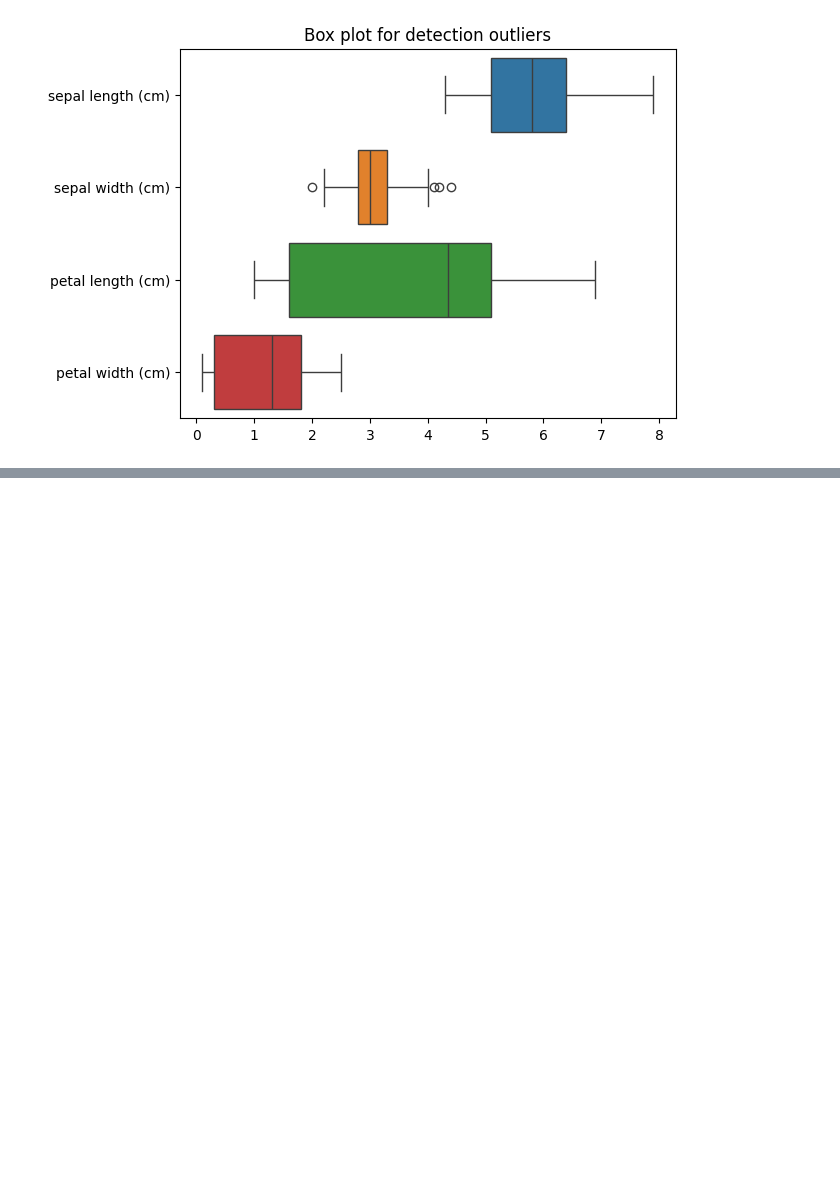
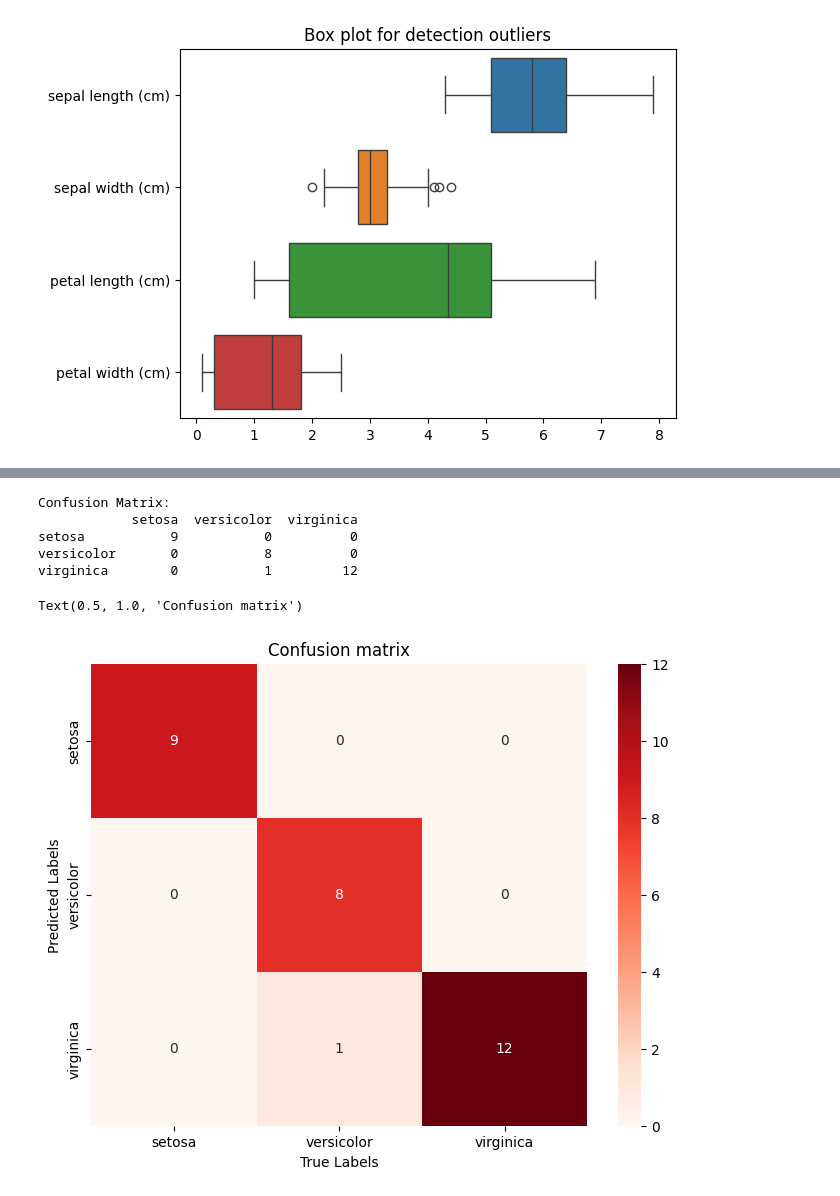
Before and after one commit to shseam13/AIML, a Jupyter notebook: gaussian_naive_bayes.ipynb, the cells around one changed output, grey strips where cells are left out. Cells and saved outputs as stored; diff of their text form; code cells hidden in the pictures; blank space fills up the shorter version.

Commit message:
updated upto confusion matrix, model trained and tested. GaussianNB()

```diff
--- a/gaussian_naive_bayes.ipynb
+++ b/gaussian_naive_bayes.ipynb
@@ -99,0 +133,4 @@ sns.boxplot(data=df, orient='h')
+# %%
+# train mode here
+model = GaussianNB()
+model.fit(x_train_scaled, y_train)
@@ -99,0 +139,2 @@ sns.boxplot(data=df, orient='h')
+# %%
+y_pred = model.predict(x_test_scaled) # make predictions on the test data 'x_test_scaled'.
@@ -99,0 +176,5 @@ sns.boxplot(data=df, orient='h')
+# %%
+# confusion matrix evaluation
+cm = confusion_matrix(y_test, y_pred)
+print('Confusion Matrix')
+print(cm)
@@ -99,0 +200,20 @@ sns.boxplot(data=df, orient='h')
+# %%
+cm_df = pd.DataFrame(cm, index=iris_dataset.target_names, columns=iris_dataset.target_names)
+print('Confusion Matrix:')
+print(cm_df)
+# %% [output]
+Confusion Matrix:
+            setosa  versicolor  virginica
+setosa           9           0          0
+versicolor       0           8          0
+virginica        0           1         12
+# %%
+# Visualize using seaborn
+plt.figure(figsize=(8, 6))
+sns.heatmap(cm_df, annot=True, cmap='Reds')
+plt.xlabel('True Labels')
+plt.ylabel('Predicted Labels')
+plt.title('Confusion matrix')
+# %% [output]
+Text(0.5, 1.0, 'Confusion matrix')
+[figure, added]
```
Also changed, not shown: parts of 10 cells of this notebook.
